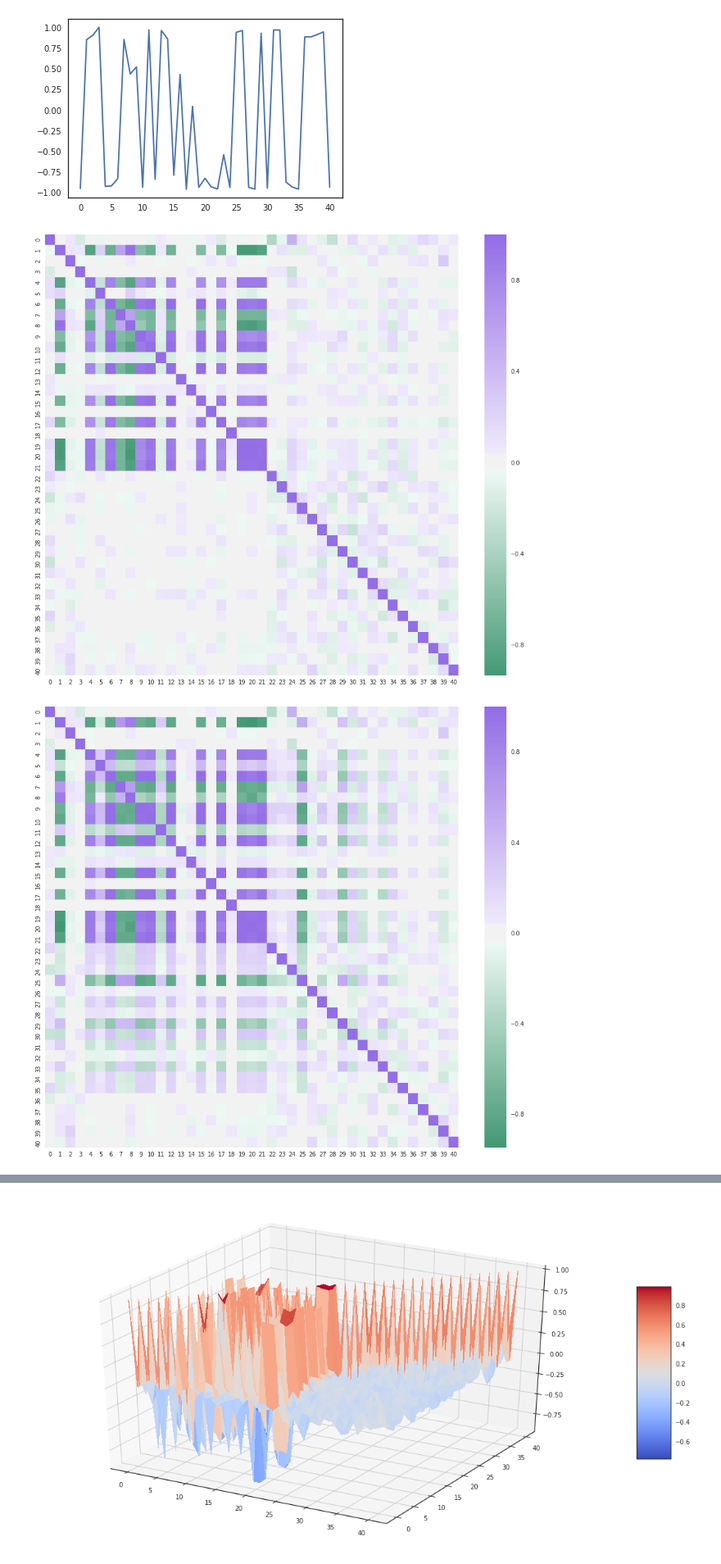
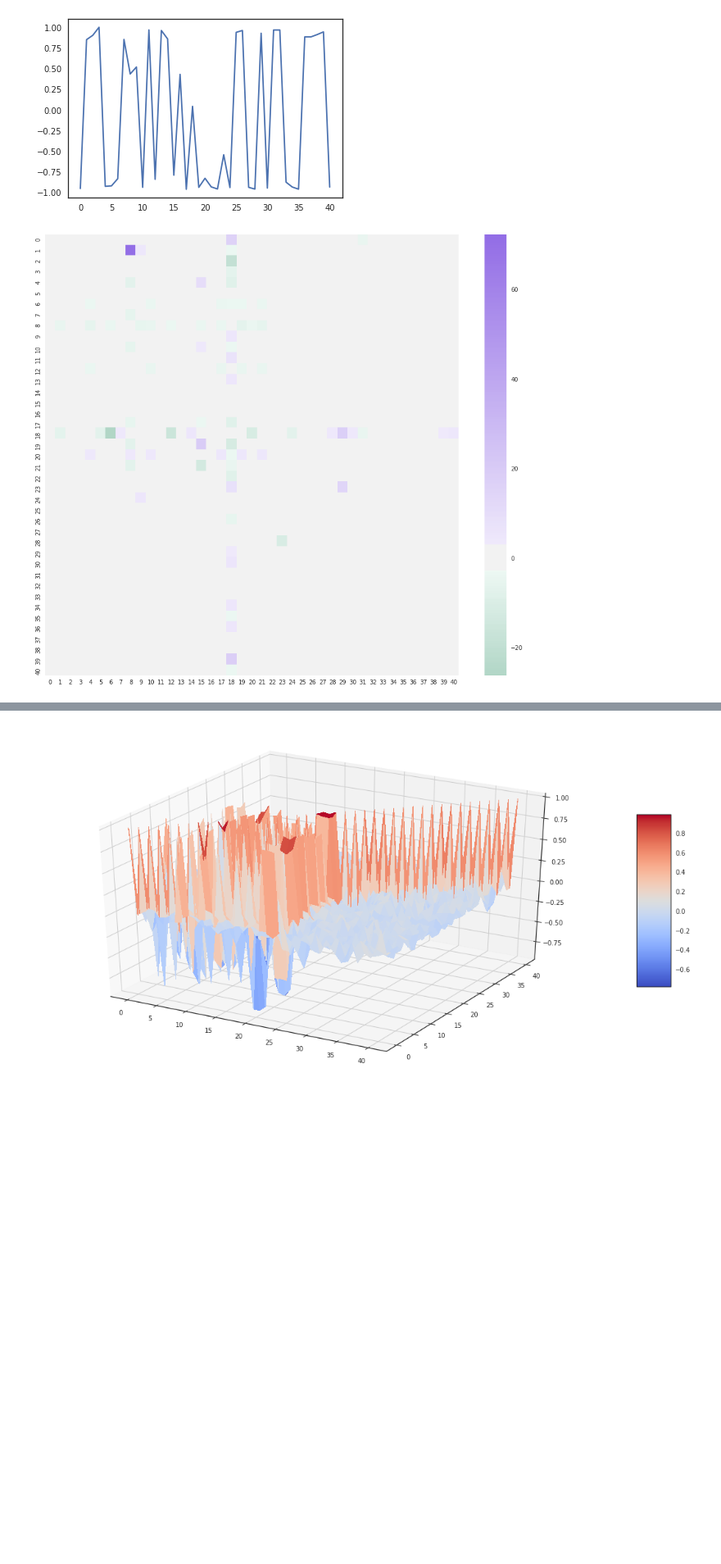
Before and after one commit to ruteee/pesquisa, a Jupyter notebook: Correlação cruzada.ipynb, the cells around one changed output, grey strips where cells are left out. Shown at 82% size. Drawn from its saved outputs; the diff is of its cells as text; code cells hidden in the pictures; blank space fills up the shorter version.

```diff
--- a/Correlação cruzada.ipynb
+++ b/Correlação cruzada.ipynb
@@ -122,6 +122,8 @@ mean_matrix_75 = mean_75[:,:,1]/np.diagonal(mean_75[:,:,1])
 
 mean_100 =  mean_correlation(int(2/0.01), dfs_fail_100)
 mean_matrix_100 = mean_100[:,:,1]/np.diagonal(mean_100[:,:,1])
+# %%
+m = mean_matrix_0/mean_matrix_75
 # %%
 mean_matrix_0[0,:]
 plt.plot(np.arange(0,41),mean_matrix_0[0,:])
@@ -168,21 +170,9 @@ plt.show()
 # %%
 sns.set(style="white")
 f, ax = plt.subplots(figsize=(16, 14))
 cmap = sns.diverging_palette(150, 275, s=80, l=55, as_cmap=True)
 
-sns.heatmap(mean_matrix_0, cmap=cmap, center=0)
+sns.heatmap(m, cmap=cmap, center=0)
 plt.show()
-
-f, ax = plt.subplots(figsize=(16, 14))
-cmap = sns.diverging_palette(150, 275, s=80, l=55, as_cmap=True)
-sns.heatmap(mean_matrix_25, cmap=cmap, center=0)
-plt.show()
-
-
-f, ax = plt.subplots(figsize=(16, 14))
-cmap = sns.diverging_palette(150, 275, s=80, l=55, as_cmap=True)
-sns.heatmap(mean_matrix_50, cmap=cmap, center=0)
-plt.show()
 # %% [output]
-[figure, old version]
+[figure, new version]
-[figure, removed]
```
Also changed, not shown: parts of 1 cell of this notebook.
